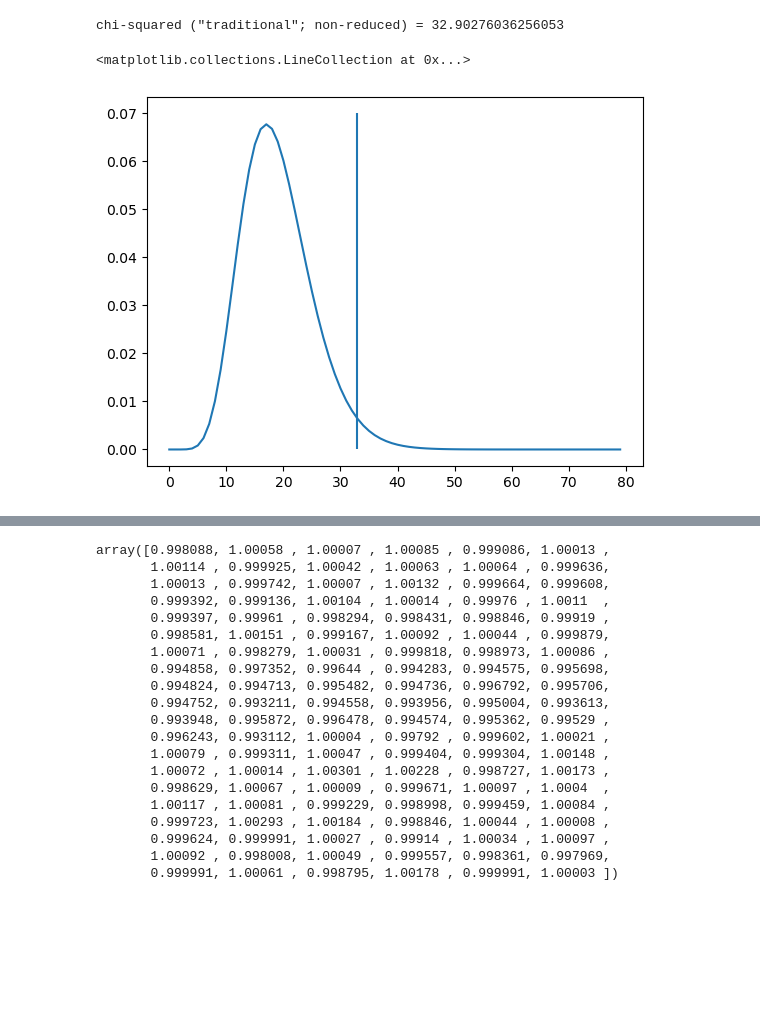
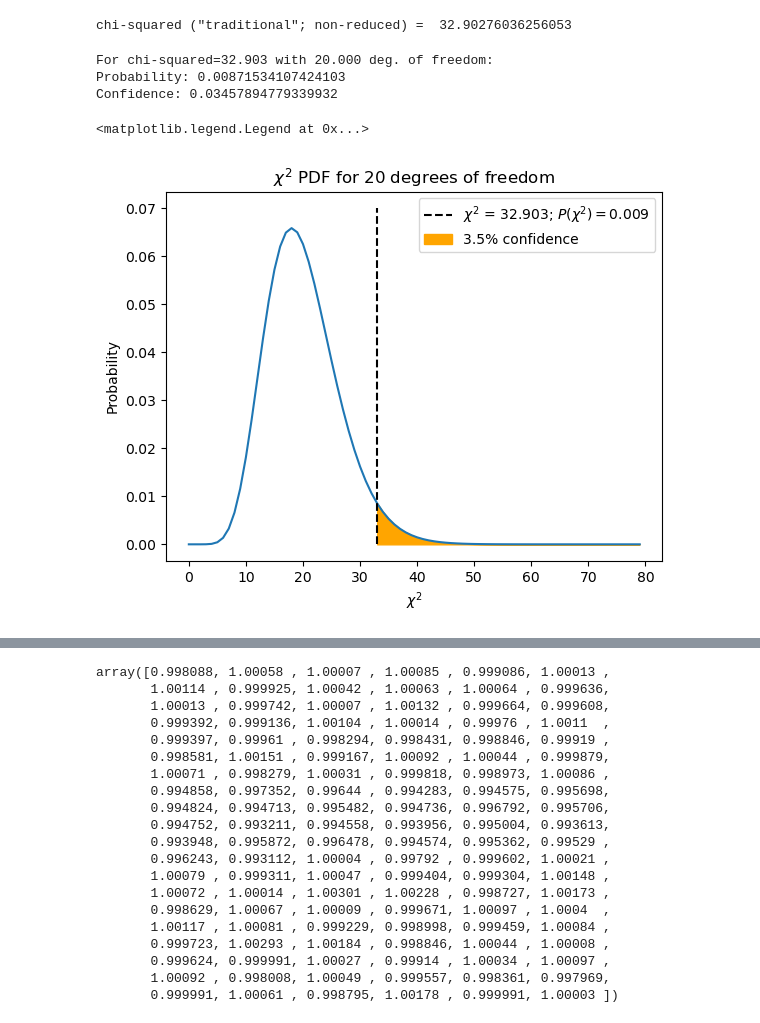
Before and after one commit to Rokkaan5/Code-Reference-Notebook, a Jupyter notebook: CU-Boulder/AstroPhys/HW/hw4/hw4.ipynb, the cells around one changed output, grey strips where cells are left out. Drawn from its saved outputs; the diff is of its cells as text; code cells hidden in the pictures; blank space fills up the shorter version.

Commit message:
create more intuitive graph for Q2.b

```diff
--- a/CU-Boulder/AstroPhys/HW/hw4/hw4.ipynb
+++ b/CU-Boulder/AstroPhys/HW/hw4/hw4.ipynb
@@ -143,7 +143,12 @@ Where:
 # %%
 # calculate I from hypothesis function
 calculated_I = hyp_function_I(t=t)
+# %%
+# define function for calculation chi-squared (non-reduced)
+def nonreduced_chi2(x,mu_prime,sigma_2):
+    cs = np.sum(((x - mu_prime)**2)/sigma_2)
+    return cs
 # %%
-cs = hf.nonreduced_chi2(x=I,mu_prime=calculated_I,sigma_2=sigma**2)
-print('chi-squared ("traditional"; non-reduced) =',cs)
+cs = nonreduced_chi2(x=I,mu_prime=calculated_I,sigma_2=sigma**2)
+print('chi-squared ("traditional"; non-reduced) = ',cs)
 # %% [output]
@@ -151,11 +156,25 @@ chi-squared ("traditional"; non-reduced) = 32.90276036256053
-# %%
-df = 19
-x = np.arange(0,80)
-plt.plot(x,chi2.pdf(x,df))
-plt.vlines(cs, ymin=0, ymax=0.07)
-# %% [output]
-<matplotlib.collections.LineCollection at 0x...>
-[figure, removed]
+# %%
+df = 20
+confidence = 1-chi2.cdf(cs,df)
+print("For chi-squared={0:.3f} with {1:.3f} deg. of freedom:".format(cs,df))
+print("Probability:", chi2.pdf(x=cs,df=df))
+print("Confidence:", confidence)
+# %% [output]
+For chi-squared=32.903 with 20.000 deg. of freedom:
+Probability: 0.00871534107424103
+Confidence: 0.03457894779339932
+# %%
+x = np.arange(0,80)
+plt.plot(x,chi2.pdf(x,df))
+plt.vlines(cs, ymin=0, ymax=0.07,colors='black',linestyles='dashed',label="$\chi^2$ = {0:.3f}; $P(\chi^2)=${1:.3f}".format(cs,chi2.pdf(x=cs,df=df)))
+plt.fill_between(x[x>=cs],chi2.pdf(x,df)[x>=cs],color='orange',label="{0:.1f}% confidence".format(confidence*100))
+plt.xlabel('$\chi^2$')
+plt.ylabel('Probability')
+plt.title("$\chi^2$ PDF for {} degrees of freedom".format(df))
+plt.legend()
+# %% [output]
+<matplotlib.legend.Legend at 0x...>
+[figure, added]
 # %% [markdown]
 # 3. Extra-Solar Planet
 The Kepler mission used the transit method in which one examines a time series of a star's intensity for a negative excursion. Under this method, the parent distribution of a star's intensity can be well established. In this example, the star's intensity is measured at a 30 sec cadence and found to be $I_0 + 0.001 I_0$ (1-sigma) with a Gaussian parent distribution.
```
Also changed, not shown: 5 other files.
